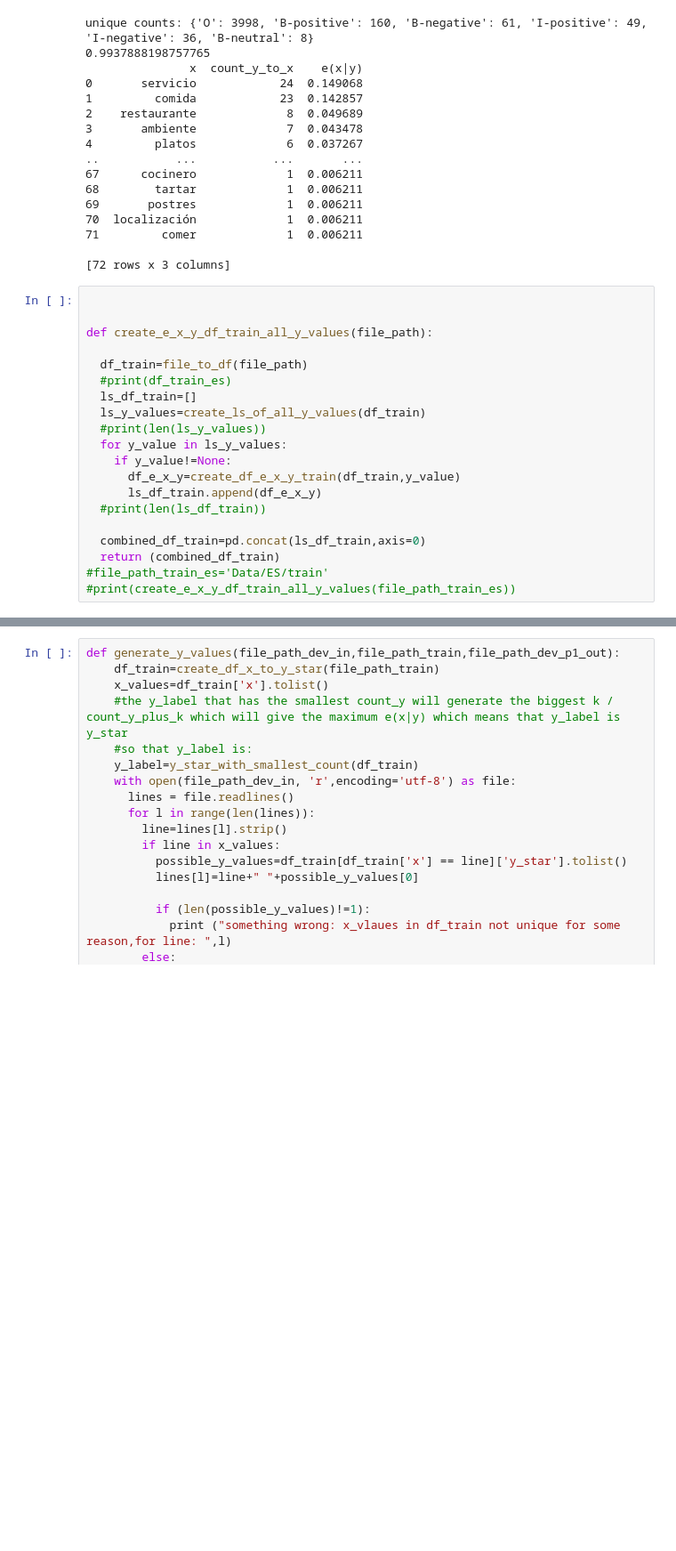
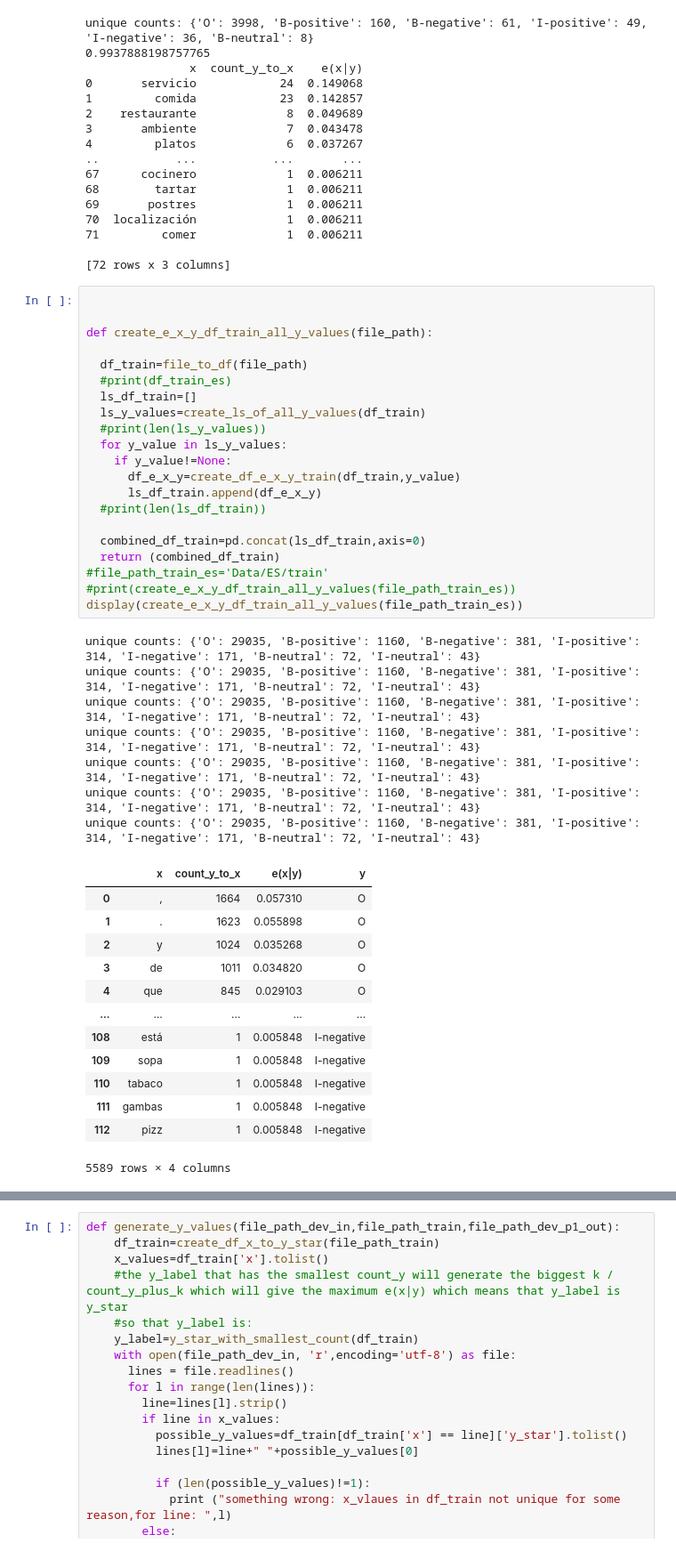
Before and after one commit to sherinksaji/MLProject, a Jupyter notebook: part1.ipynb, the cells around one changed output, grey strips where cells are left out. Shown at 89% size. Cells and saved outputs as stored; diff of their text form; blank space fills up the shorter version.

```diff
--- a/part1.ipynb
+++ b/part1.ipynb
@@ -150,23 +150,45 @@ unique counts: {'O': 3998, 'B-positive': 160, 'B-negative': 61, 'I-positive': 49
 # %%
 
 
 def create_e_x_y_df_train_all_y_values(file_path):
 
   df_train=file_to_df(file_path)
   #print(df_train_es)
   ls_df_train=[]
   ls_y_values=create_ls_of_all_y_values(df_train)
   #print(len(ls_y_values))
   for y_value in ls_y_values:
     if y_value!=None:
       df_e_x_y=create_df_e_x_y_train(df_train,y_value)
       ls_df_train.append(df_e_x_y)
   #print(len(ls_df_train))
 
   combined_df_train=pd.concat(ls_df_train,axis=0)
   return (combined_df_train)
 #file_path_train_es='Data/ES/train'
 #print(create_e_x_y_df_train_all_y_values(file_path_train_es))
+display(create_e_x_y_df_train_all_y_values(file_path_train_es))
+# %% [output]
+unique counts: {'O': 29035, 'B-positive': 1160, 'B-negative': 381, 'I-positive': 314, 'I-negative': 171, 'B-neutral': 72, 'I-neutral': 43}
+unique counts: {'O': 29035, 'B-positive': 1160, 'B-negative': 381, 'I-positive': 314, 'I-negative': 171, 'B-neutral': 72, 'I-neutral': 43}
+unique counts: {'O': 29035, 'B-positive': 1160, 'B-negative': 381, 'I-positive': 314, 'I-negative': 171, 'B-neutral': 72, 'I-neutral': 43}
+unique counts: {'O': 29035, 'B-positive': 1160, 'B-negative': 381, 'I-positive': 314, 'I-negative': 171, 'B-neutral': 72, 'I-neutral': 43}
+unique counts: {'O': 29035, 'B-positive': 1160, 'B-negative': 381, 'I-positive': 314, 'I-negative': 171, 'B-neutral': 72, 'I-neutral': 43}
+unique counts: {'O': 29035, 'B-positive': 1160, 'B-negative': 381, 'I-positive': 314, 'I-negative': 171, 'B-neutral': 72, 'I-neutral': 43}
+unique counts: {'O': 29035, 'B-positive': 1160, 'B-negative': 381, 'I-positive': 314, 'I-negative': 171, 'B-neutral': 72, 'I-neutral': 43}
+|  | x | count_y_to_x | e(x|y) | y |
+| 0 | , | 1664 | 0.057310 | O |
+| 1 | . | 1623 | 0.055898 | O |
+| 2 | y | 1024 | 0.035268 | O |
+| 3 | de | 1011 | 0.034820 | O |
+| 4 | que | 845 | 0.029103 | O |
+| ... | ... | ... | ... | ... |
+| 108 | está | 1 | 0.005848 | I-negative |
+| 109 | sopa | 1 | 0.005848 | I-negative |
+| 110 | tabaco | 1 | 0.005848 | I-negative |
+| 111 | gambas | 1 | 0.005848 | I-negative |
+| 112 | pizz | 1 | 0.005848 | I-negative |
+5589 rows × 4 columns
 # %%
 def create_df_x_to_y_star(file_path):
     e_x_y_df_train=create_e_x_y_df_train_all_y_values(file_path)
```
Also changed, not shown: parts of 6 cells of this notebook.
